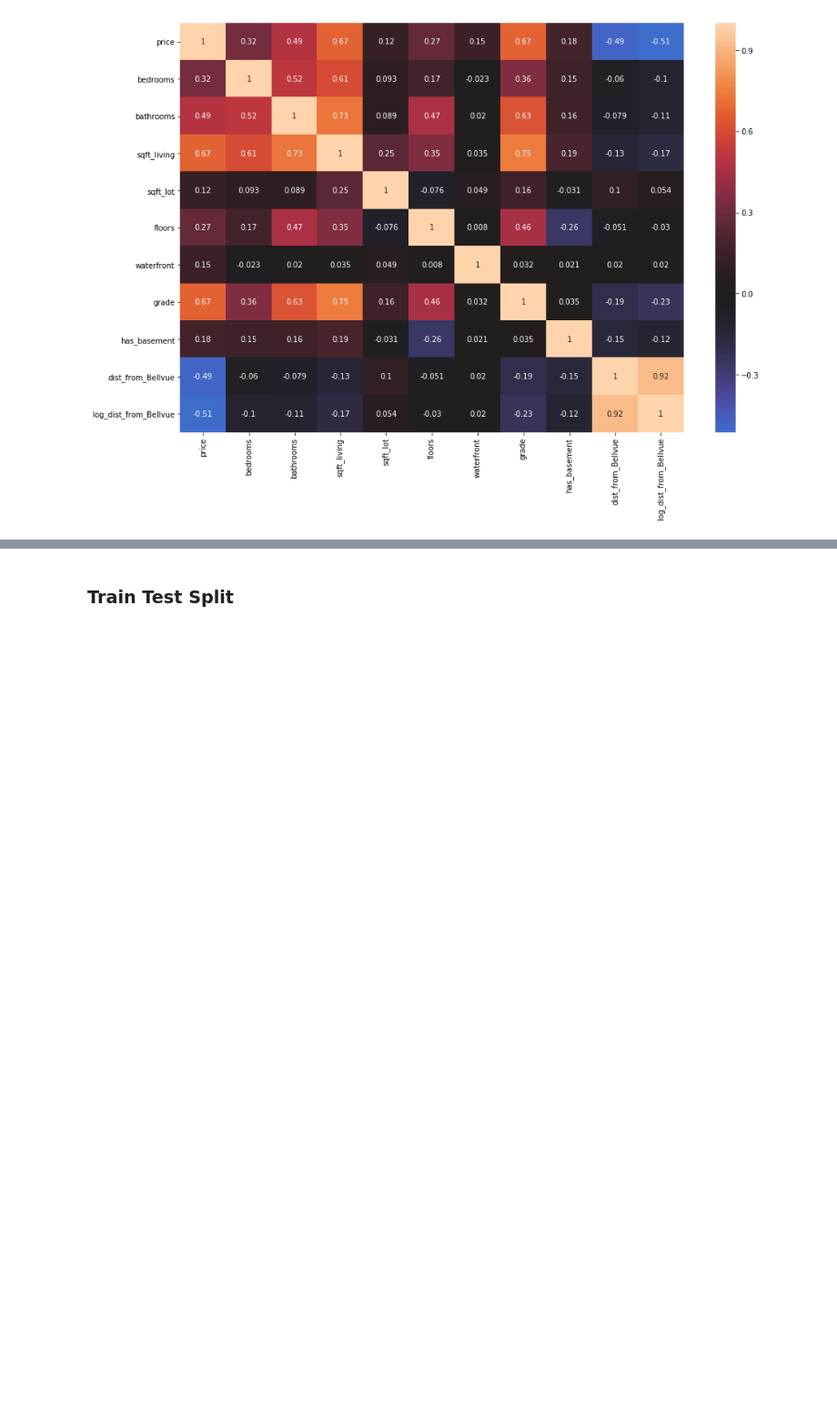
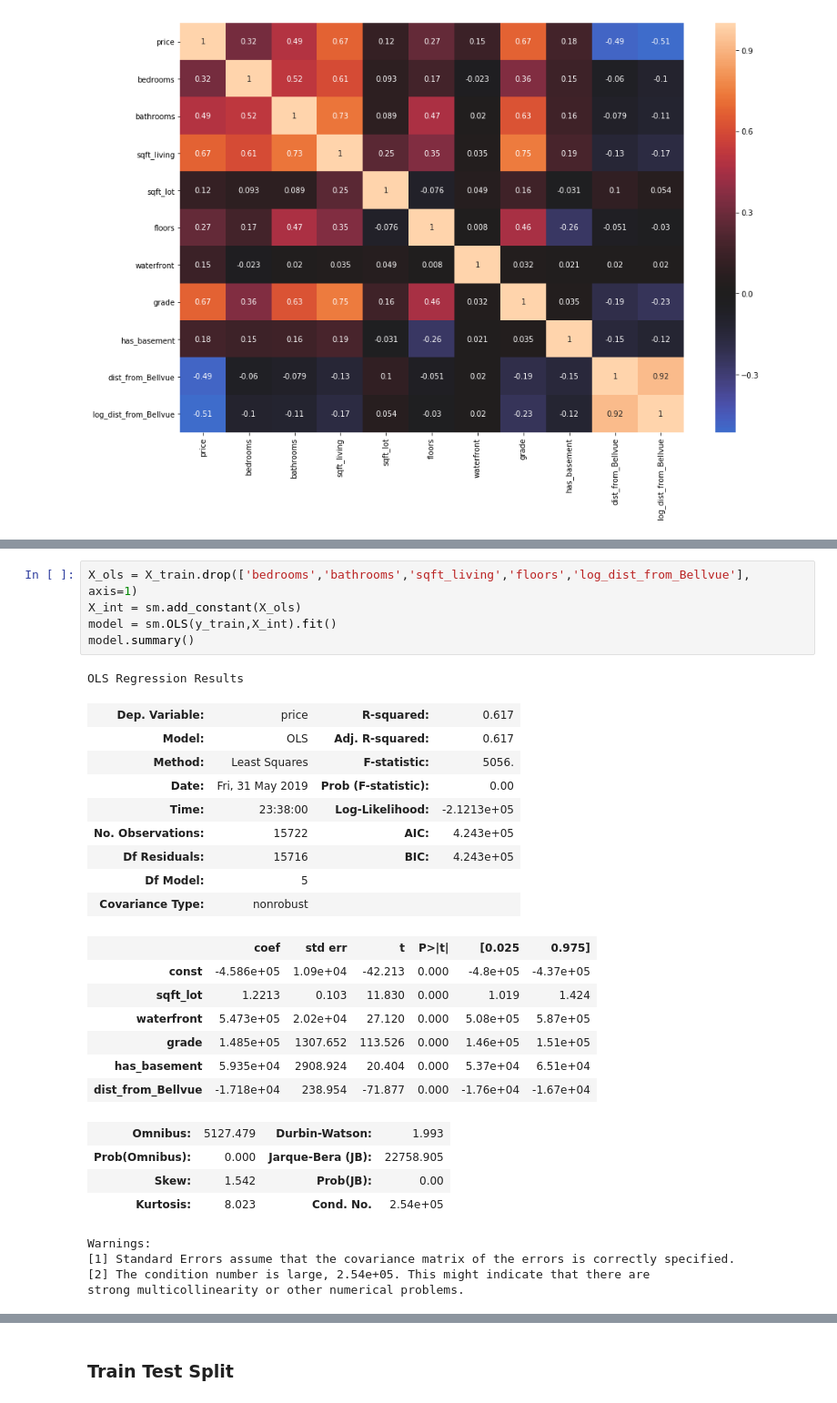
Before and after one commit to DTrimarchi10/Mod1Project, a Jupyter notebook: student_3_Model.ipynb, the cells around one changed output, grey strips where cells are left out. Shown at 91% size. Cells and saved outputs as stored; diff of their text form; blank space fills up the shorter version.

```diff
--- a/student_3_Model.ipynb
+++ b/student_3_Model.ipynb
@@ -291,0 +346,31 @@ sns.heatmap(correlations, center=0, annot=True)
+# %%
+X_ols = X_train.drop(['bedrooms','bathrooms','sqft_living','floors','log_dist_from_Bellvue'], axis=1)
+X_int = sm.add_constant(X_ols)
+model = sm.OLS(y_train,X_int).fit()
+model.summary()
+# %% [output]
+OLS Regression Results
+| Dep. Variable: | price | R-squared: | 0.617 |
+| Model: | OLS | Adj. R-squared: | 0.617 |
+| Method: | Least Squares | F-statistic: | 5056. |
+| Date: | Fri, 31 May 2019 | Prob (F-statistic): | 0.00 |
+| Time: | 23:38:00 | Log-Likelihood: | -2.1213e+05 |
+| No. Observations: | 15722 | AIC: | 4.243e+05 |
+| Df Residuals: | 15716 | BIC: | 4.243e+05 |
+| Df Model: | 5 |  |  |
+| Covariance Type: | nonrobust |  |  |
+|  | coef | std err | t | P>|t| | [0.025 | 0.975] |
+| const | -4.586e+05 | 1.09e+04 | -42.213 | 0.000 | -4.8e+05 | -4.37e+05 |
+| sqft_lot | 1.2213 | 0.103 | 11.830 | 0.000 | 1.019 | 1.424 |
+| waterfront | 5.473e+05 | 2.02e+04 | 27.120 | 0.000 | 5.08e+05 | 5.87e+05 |
+| grade | 1.485e+05 | 1307.652 | 113.526 | 0.000 | 1.46e+05 | 1.51e+05 |
+| has_basement | 5.935e+04 | 2908.924 | 20.404 | 0.000 | 5.37e+04 | 6.51e+04 |
+| dist_from_Bellvue | -1.718e+04 | 238.954 | -71.877 | 0.000 | -1.76e+04 | -1.67e+04 |
+| Omnibus: | 5127.479 | Durbin-Watson: | 1.993 |
+| Prob(Omnibus): | 0.000 | Jarque-Bera (JB): | 22758.905 |
+| Skew: | 1.542 | Prob(JB): | 0.00 |
+| Kurtosis: | 8.023 | Cond. No. | 2.54e+05 |
+Warnings:
+[1] Standard Errors assume that the covariance matrix of the errors is correctly specified.
+[2] The condition number is large, 2.54e+05. This might indicate that there are
+strong multicollinearity or other numerical problems.
```
Also changed, not shown: parts of 12 cells of this notebook, 2 other files.
